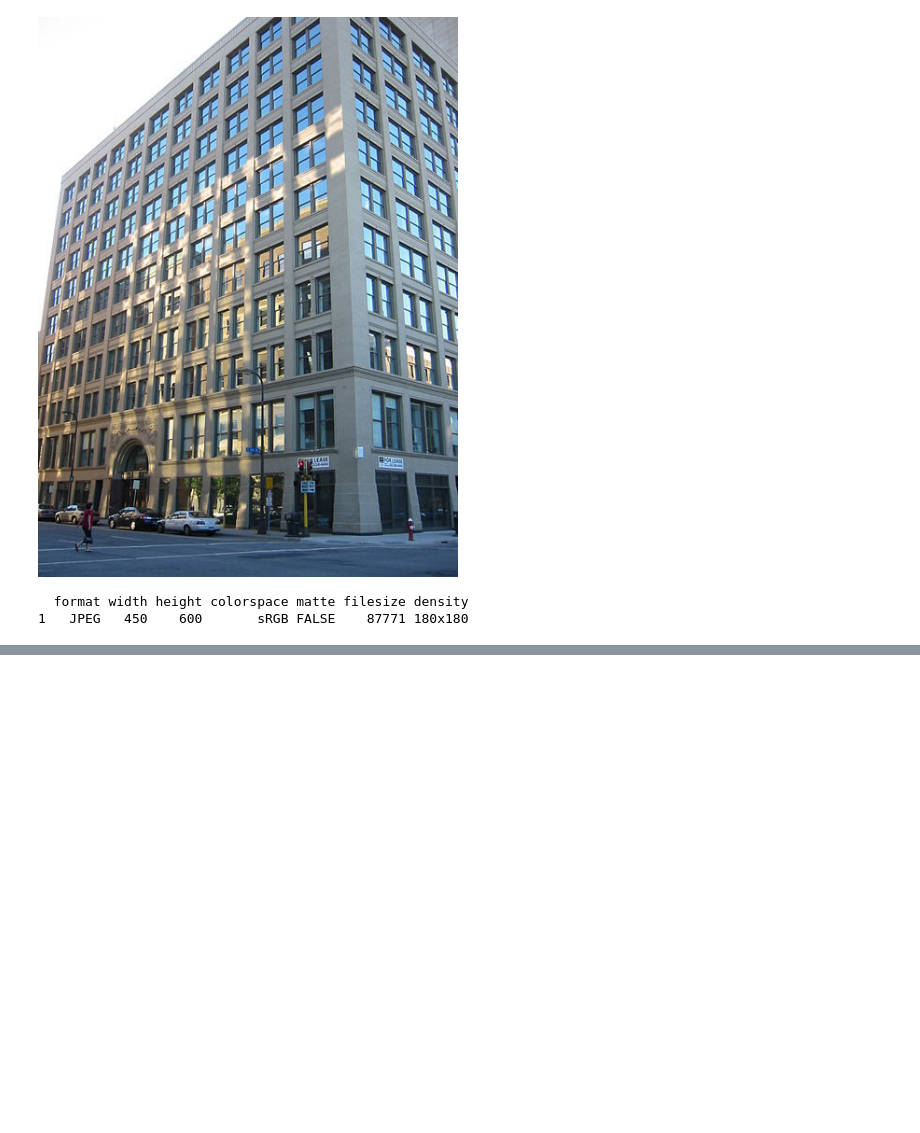
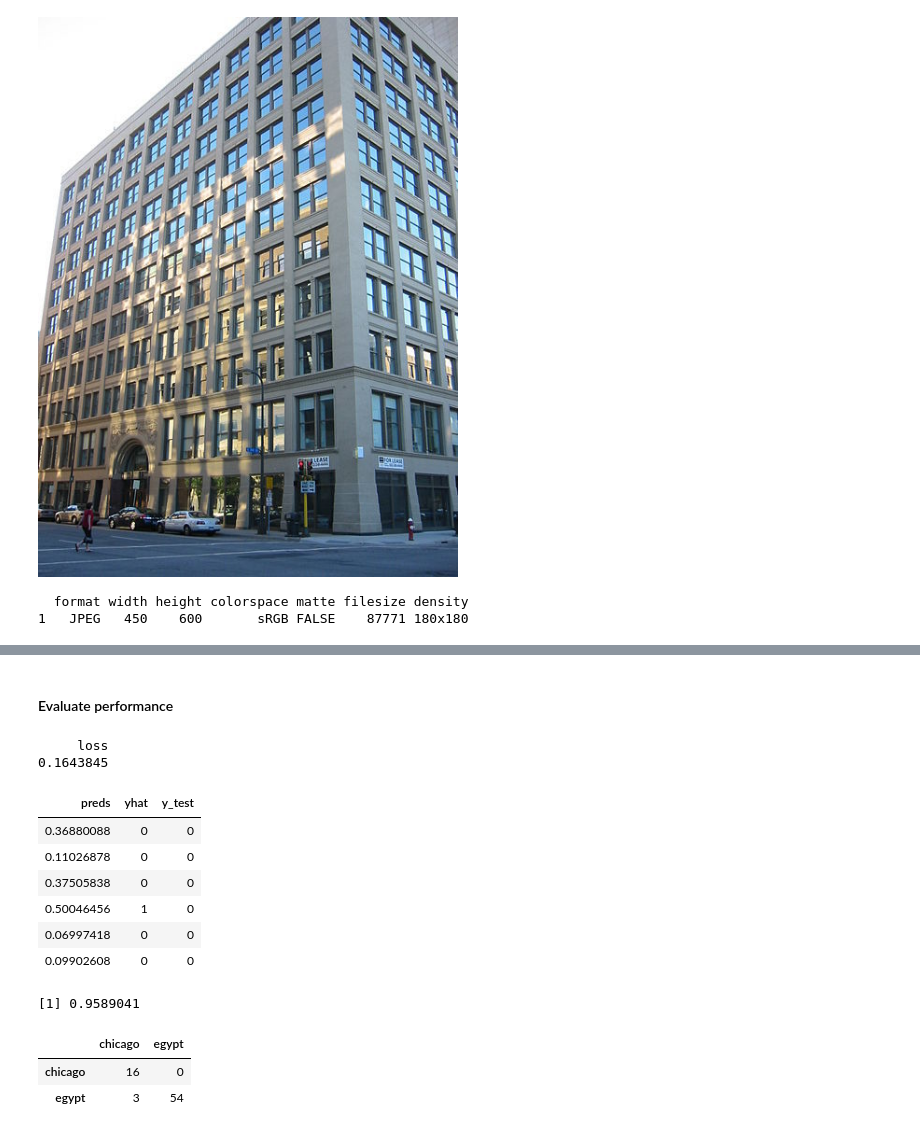
Before and after one commit to slds-lmu/rcourses_notebook_deeplearning, a Jupyter notebook: dl_showcase.ipynb, the cells around one changed output, grey strips where cells are left out. Cells and saved outputs as stored; diff of their text form; code cells hidden in the pictures; blank space fills up the shorter version.

```diff
--- a/dl_showcase.ipynb
+++ b/dl_showcase.ipynb
@@ -677,0 +811,12 @@ validation_generator = flow_images_from_directory(
+# %%
+# instantiate X_train array with rgb images
+X_test = array(0, c(amount_test_data, 3, 224, 224))
+for(i in 1:amount_test_data){
+    # read, and resize image
+    img = magick::image_resize(image = magick::image_read(path = all_test_paths[i]), geometry = "224x224!")
+    X_test[i, , , ] = as.integer(magick::image_data(img))
+}
+# permute axis to (#images, yaxis, xaxis, #channels)
+X_test = aperm(X_test, c(1, 3, 4, 2))
+
+y_test = array(c(rep(0, length(test_paths_chicago)), rep(1, length(test_paths_egypt))), c(amount_test_data, 1, 1, 1))
@@ -678,9 +836,14 @@ validation_generator = flow_images_from_directory(
 # %%
-# we use the pretrained Resnet and 'cut off its head' and add two convolutional layers,
+# we use the pretrained Resnet and 'cut off its head'
+# and add two convolutional layers
 # which we will fine-tune
-base_model <- application_resnet50(weights =
-                                   './models/resnet50_weights_tf_dim_ordering_tf_kernels_notop.h5',
-                                   include_top = FALSE)
+# important: specify the input shape first
+# the weights are already a part of this repo, more details on additional, pretrained
+# architectures can be found in the sources at the end of the notebook
+input_tensor <- layer_input(shape = c(224, 224, 3))
+base_model <- application_resnet50(input_tensor = input_tensor,
+    weights = './models/resnet50_weights_tf_dim_ordering_tf_kernels_notop.h5',
+    include_top = FALSE)
 # %%
 summary(base_model)
 # %% [output]
@@ -704,10 +867,8 @@ ________________________________________________________________________________
 # %%
 # add our custom layers
 ext_model <- base_model$output %>%
-    layer_conv_2d(filters = 32, kernel_size = c(3, 3), activation = 'relu',
-                 padding = 'valid', stride = 2) %>%
-    layer_global_average_pooling_2d() %>%
-    layer_dense(units = 1024, activation = 'relu') %>%
+    layer_flatten() %>%
+    layer_dense(units = 128, activation = 'relu') %>%
     layer_dense(units = 1, activation = 'sigmoid')
 
 # this is the model we will train
@@ -764,0 +942,30 @@ ________________________________________________________________________________
+# %% [markdown]
+#### Evaluate performance
+# %%
+model %>% evaluate(X_test, y_test)
+# %% [output]
+     loss
+0.1643845
+# %%
+# make predictions on all our test data
+preds = model %>% predict(X_test)
+# %%
+# set threshold to 0.5 to yield hard predictions
+yhat = ifelse(preds > 0.5, 1, 0)
+pred_frame = as.data.frame(cbind(preds, yhat, y_test))
+head(pred_frame)
+# %% [output]
+| preds | yhat | y_test |
+| 0.36880088 | 0 | 0 |
+| 0.11026878 | 0 | 0 |
+| 0.37505838 | 0 | 0 |
+| 0.50046456 | 1 | 0 |
+| 0.06997418 | 0 | 0 |
+| 0.09902608 | 0 | 0 |
+# %%
+# simple accuracy
+# important note: not taking into account the unbalancedness of the test data
+acc = length(which(pred_frame$yhat == pred_frame$y_test)) / nrow(pred_frame)
+acc
+# %% [output]
+[1] 0.9589041
@@ -764,0 +991,11 @@ ________________________________________________________________________________
+# %%
+# inspect the confusion matrix
+# rows represent the predicted values and columns represent the true values
+# a perfect confusion matrix contains only non-zero values on the diagonal
+# how can we interpret those results?
+# what would be next steps for troubleshooting?
+conf_frame
+# %% [output]
+|  | chicago | egypt |
+| chicago | 16 | 0 |
+| egypt | 3 | 54 |
```
Also changed, not shown: parts of 66 cells of this notebook.
